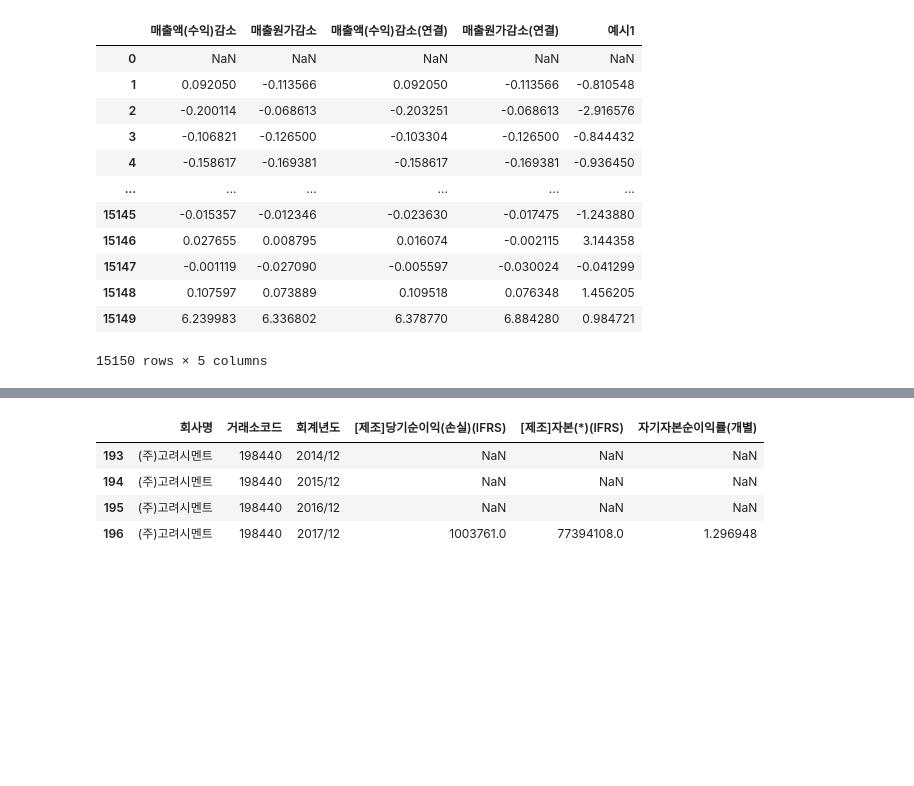
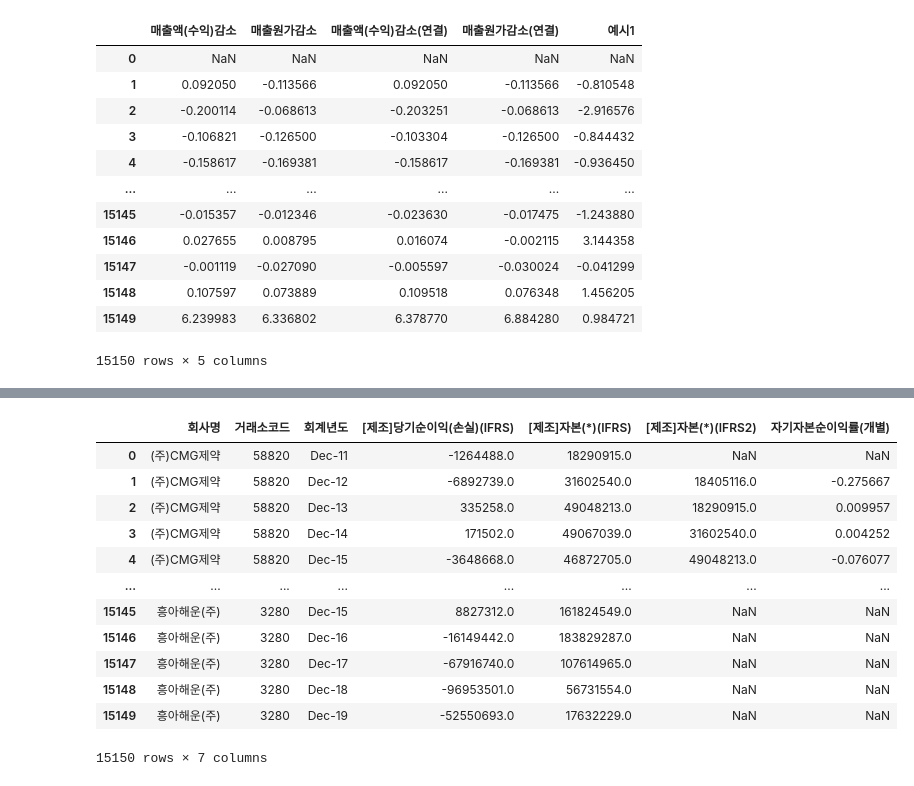
Before and after one commit to pelllzz/ubion4_project2, a Jupyter notebook: code/set_list_test.ipynb, the cells around one changed output, grey strips where cells are left out. Saved outputs shown, nothing was run; the diff lists cells and outputs as text; code cells hidden in the pictures; blank space fills up the shorter version.

```diff
--- a/code/set_list_test.ipynb
+++ b/code/set_list_test.ipynb
@@ -130,0 +131,5 @@ df_rate_b.head(1)
+# %%
+#AC_con['prev_자산'] = AC_con['자산'].shift().where(AC_con.회사명.eq(AC_con.회사명.shift()))
+
+df_rate_a["[제조]자본(*)(IFRS2)"] = df_rate_a["[제조]자본(*)(IFRS2)"].shift().where(df_rate_a.회사명.eq(df_rate_a.회사명.shift()))
+df_rate_a
@@ -131,18 +150,24 @@ df_rate_b.head(1)
 # %%
 for i in range(0, len(df_rate_a)):
-    if df_rate_a.iloc[i]["[제조]당기순이익(손실)(IFRS)"] < 0 and df_rate_a.iloc[i]["[제조]자본(*)(IFRS)"] < 0 :
-        df_rate_a.loc[i, "자기자본순이익률(개별)"] = df_rate_a.iloc[i]["[제조]당기순이익(손실)(IFRS)"] / df_rate_a.iloc[i]["[제조]자본(*)(IFRS)"] * -100
-    # elif df_rate_a.iloc[i]['[제조]자본(*)(IFRS)'] == 0:
-    #     df_rate_a.loc[i, '예시1'] = 0
+    if df_rate_a.iloc[i]["[제조]자본(*)(IFRS)"] < 0 and df_rate_a.iloc[i]["[제조]당기순이익(손실)(IFRS)"] < 0 :
+        df_rate_a.loc[i, "자기자본순이익률(개별)"] = 11111111.11
     else:
-        df_rate_a.loc[i, "자기자본순이익률(개별)"] = df_rate_a.iloc[i]["[제조]당기순이익(손실)(IFRS)"] / df_rate_a.iloc[i]["[제조]자본(*)(IFRS)"] * 100
+        df_rate_a.loc[i, "자기자본순이익률(개별)"] = df_rate_a.iloc[i]["[제조]당기순이익(손실)(IFRS)"]/((df_rate_a.iloc[i]["[제조]자본(*)(IFRS)"] + df_rate_a.iloc[i]["[제조]자본(*)(IFRS2)"])/2)
 # %%
-df_rate_a.to_csv("../csv_data/자기자본테스트.csv", encoding="CP949")
+# df_rate_a.to_csv("../csv_data/자기자본테스트2.csv", encoding="CP949")
+
+df_rate_a
+# %% [output]
+|  | 회사명 | 거래소코드 | 회계년도 | [제조]당기순이익(손실)(IFRS) | [제조]자본(*)(IFRS) | [제조]자본(*)(IFRS2) | 자기자본순이익률(개별) |
+| 0 | (주)CMG제약 | 58820 | Dec-11 | -1264488.0 | 18290915.0 | NaN | NaN |
+| 1 | (주)CMG제약 | 58820 | Dec-12 | -6892739.0 | 31602540.0 | 18405116.0 | -0.275667 |
+| 2 | (주)CMG제약 | 58820 | Dec-13 | 335258.0 | 49048213.0 | 18290915.0 | 0.009957 |
+| 3 | (주)CMG제약 | 58820 | Dec-14 | 171502.0 | 49067039.0 | 31602540.0 | 0.004252 |
+| 4 | (주)CMG제약 | 58820 | Dec-15 | -3648668.0 | 46872705.0 | 49048213.0 | -0.076077 |
+| ... | ... | ... | ... | ... | ... | ... | ... |
+| 15145 | 흥아해운(주) | 3280 | Dec-15 | 8827312.0 | 161824549.0 | NaN | NaN |
+| 15146 | 흥아해운(주) | 3280 | Dec-16 | -16149442.0 | 183829287.0 | NaN | NaN |
+| 15147 | 흥아해운(주) | 3280 | Dec-17 | -67916740.0 | 107614965.0 | NaN | NaN |
+| 15148 | 흥아해운(주) | 3280 | Dec-18 | -96953501.0 | 56731554.0 | NaN | NaN |
+| 15149 | 흥아해운(주) | 3280 | Dec-19 | -52550693.0 | 17632229.0 | NaN | NaN |
+15150 rows × 7 columns
-# %%
-df_rate_a.loc[193:196]
-# %% [output]
-|  | 회사명 | 거래소코드 | 회계년도 | [제조]당기순이익(손실)(IFRS) | [제조]자본(*)(IFRS) | 자기자본순이익률(개별) |
-| 193 | (주)고려시멘트 | 198440 | 2014/12 | NaN | NaN | NaN |
-| 194 | (주)고려시멘트 | 198440 | 2015/12 | NaN | NaN | NaN |
-| 195 | (주)고려시멘트 | 198440 | 2016/12 | NaN | NaN | NaN |
-| 196 | (주)고려시멘트 | 198440 | 2017/12 | 1003761.0 | 77394108.0 | 1.296948 |
```
Also changed, not shown: parts of 4 cells of this notebook, 5 other files.
